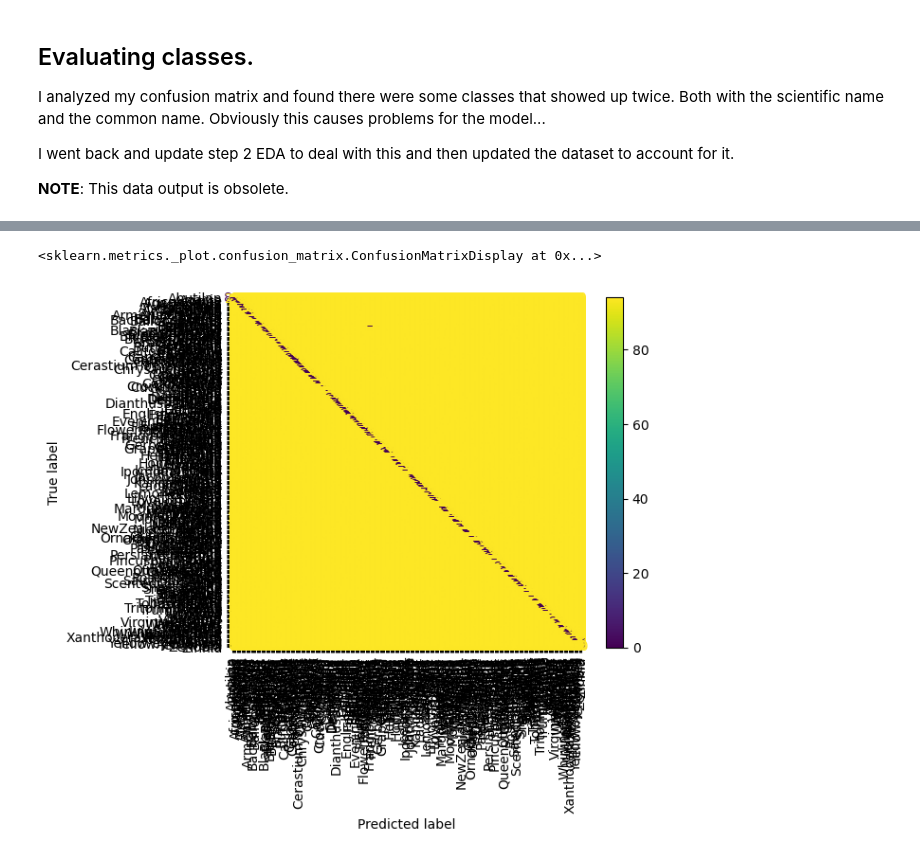
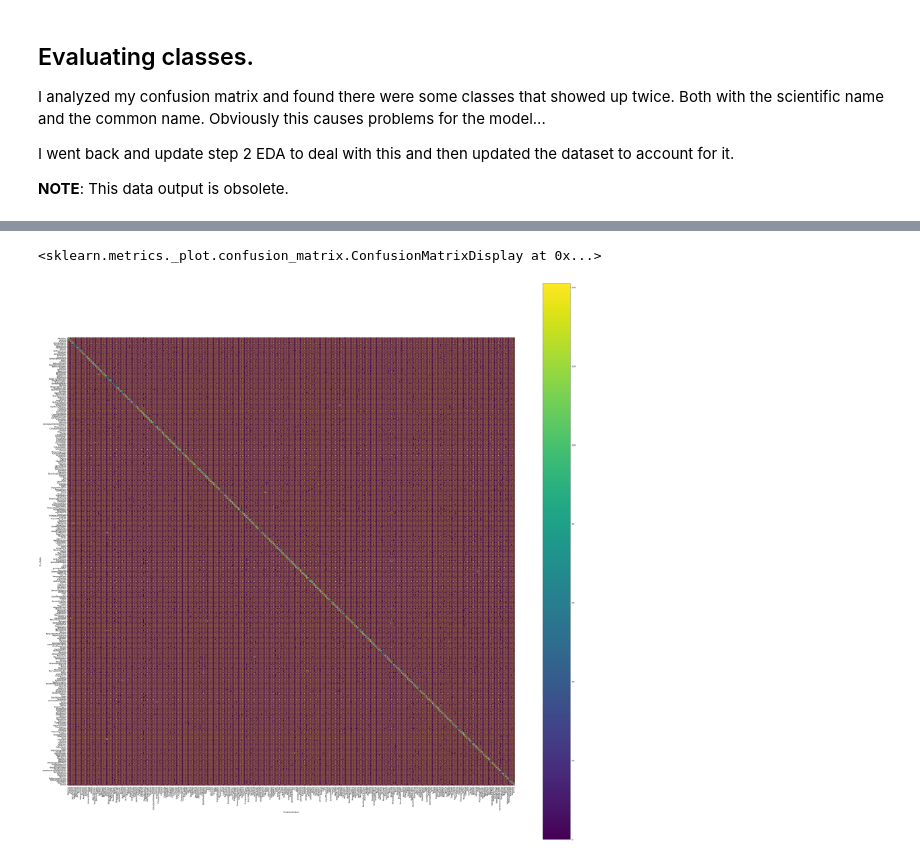
Before and after one commit to peter-welander/UCSD-ML-Capstone, a Jupyter notebook: Step9-Scale-Up.ipynb, the cells around one changed output, grey strips where cells are left out. Cells and saved outputs as stored; diff of their text form; code cells hidden in the pictures.

```diff
--- a/Step9-Scale-Up.ipynb
+++ b/Step9-Scale-Up.ipynb
@@ -402,6 +396,7 @@ for r in range(len(class_names)):
 # %%
 disp = ConfusionMatrixDisplay(confusion_matrix=cm, display_labels=val_ds.class_names)
-disp.plot(xticks_rotation='vertical')
+fig, ax = plt.subplots(figsize=(50,50))
+disp.plot(ax=ax, xticks_rotation='vertical')
 # %% [output]
 <sklearn.metrics._plot.confusion_matrix.ConfusionMatrixDisplay at 0x...>
-[figure, old version]
+[figure, new version]
```
Also changed, not shown: parts of 2 cells of this notebook.
